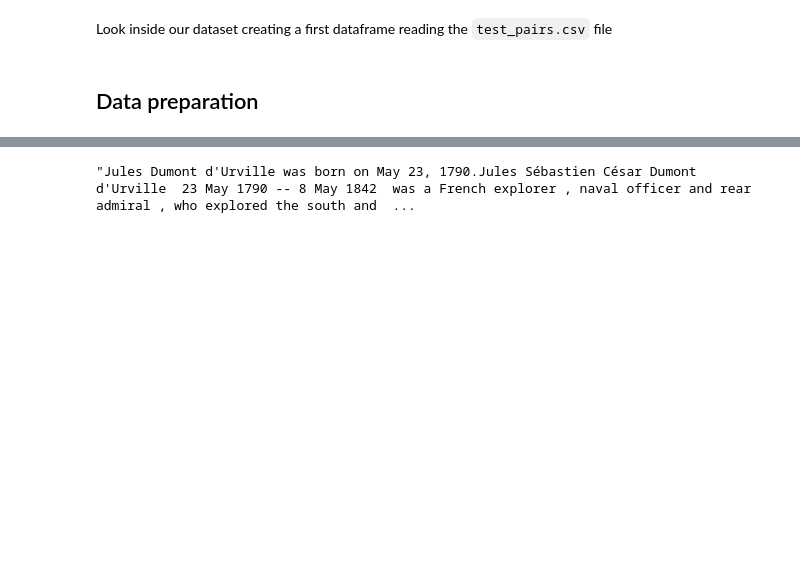
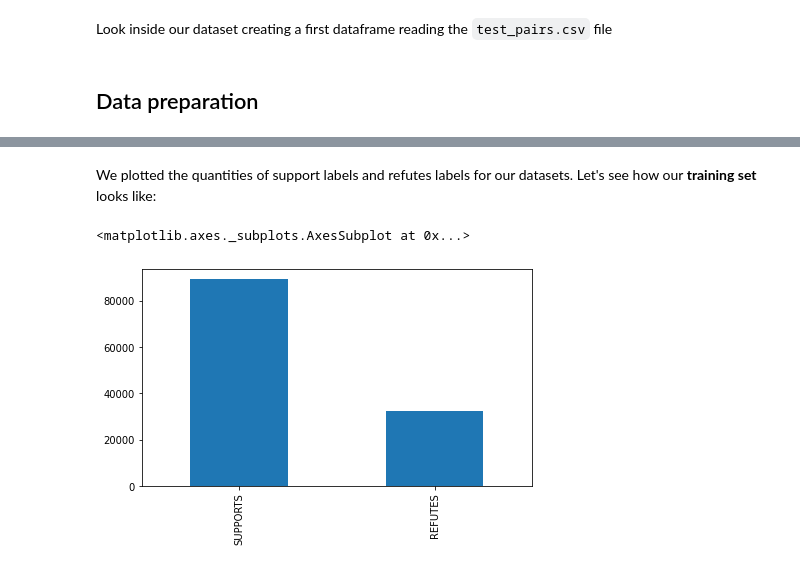
Before and after one commit to sustaz/Natural-Language-Processing-Unibo-Assignements-and-Project, a Jupyter notebook: Assignments/Assignment_2/Assignment_2.ipynb, the cells around one changed output, grey strips where cells are left out. Saved outputs shown, nothing was run; the diff lists cells and outputs as text; code cells hidden in the pictures; blank space fills up the shorter version.

```diff
--- a/Assignments/Assignment_2/Assignment_2.ipynb
+++ b/Assignments/Assignment_2/Assignment_2.ipynb
@@ -76,3 +91,7 @@ test_path = os.path.join(os.getcwd(), 'dataset', 'train_pairs.csv')
+# %%
+train_path = os.path.join(os.getcwd(), 'dataset', 'train_pairs.csv')
+val_path = os.path.join(os.getcwd(), 'dataset', 'val_pairs.csv')
+test_path = os.path.join(os.getcwd(), 'dataset', 'test_pairs.csv')
 # %% [markdown]
 ## Data preparation
 # %% [markdown]
@@ -178,4 +188,27 @@ df['Label'] = df.Label
-# %%
-df.Claim_Evidence[50]
-# %% [output]
-"Jules Dumont d'Urville was born on May 23, 1790.Jules Sébastien César Dumont d'Urville  23 May 1790 -- 8 May 1842  was a French explorer , naval officer and rear admiral , who explored the south and  ...
+# %%
+df, df_rows = format_dataset(dataset_path, False)
+
+df['Claim_Evidence'] = df.Claim + df.Evidence
+df['Label'] = df.Label
+
+df_train, df_rows_train = format_dataset(train_path, False)
+df_val, df_rows_val = format_dataset(val_path, False)
+df_test, df_rows_test = format_dataset(test_path, False)
+
+
+df_tot = pd.concat([df_train, df_val, df_test])
+df_tot = df_tot.reset_index()
+df_tot['Claim_Evidence'] = df_tot.Claim + df_tot.Evidence
+# %% [markdown]
+We plotted the quantities of support labels and refutes labels for our datasets. Let's see how our **training set** looks like:
+# %%
+#Plotting the quantity of the classes on the training set
+fig_size = plt.rcParams["figure.figsize"]
+fig_size[0] = 7
+fig_size[1] = 4
+plt.rcParams["figure.figsize"] = fig_size
+
+df_train["Label"].value_counts().plot.bar()
+# %% [output]
+<matplotlib.axes._subplots.AxesSubplot at 0x...>
+[figure, added]
```
Also changed, not shown: parts of 150 cells of this notebook, 1 other file.
